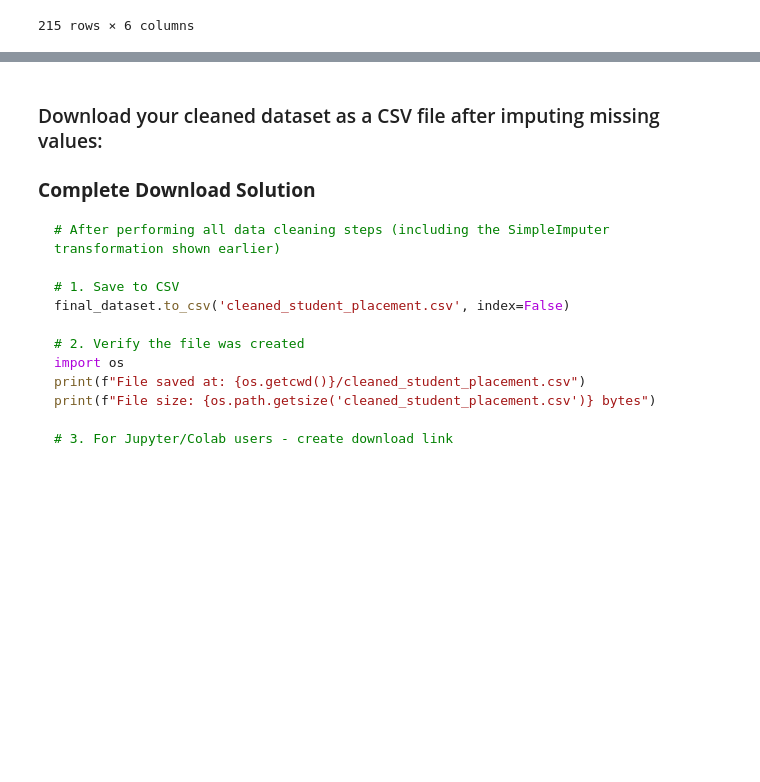
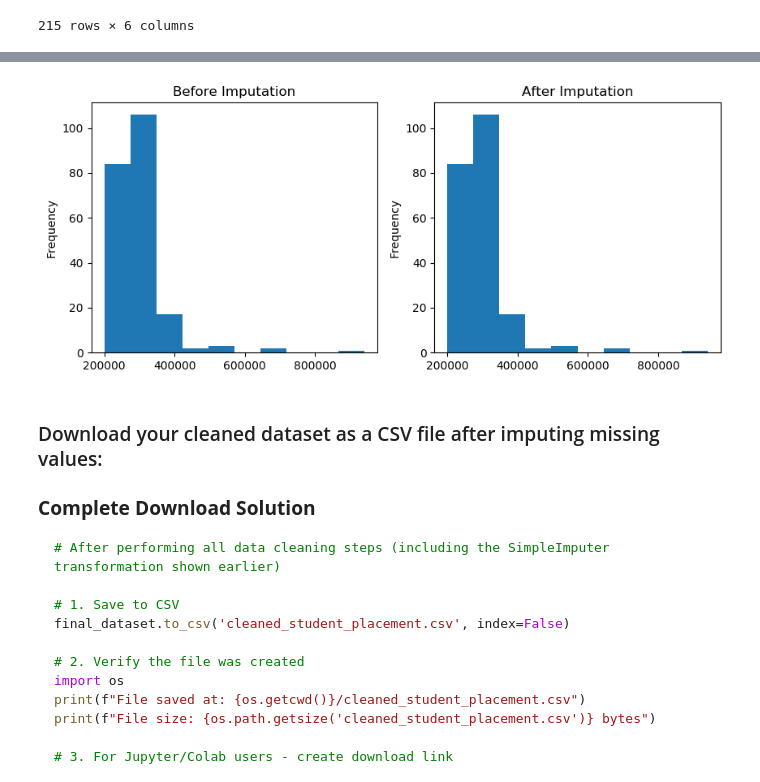
Before and after one commit to santhoshjecob97/Data_Science_EDA_Univariate_Analysis, a Jupyter notebook: 4.Data Preprocessing.ipynb, the cells around one changed output, grey strips where cells are left out. Saved outputs shown, nothing was run; the diff lists cells and outputs as text; code cells hidden in the pictures; blank space fills up the shorter version.

```diff
--- a/4.Data Preprocessing.ipynb
+++ b/4.Data Preprocessing.ipynb
@@ -566,0 +474,4 @@ dataset
+# %%
+nume = imputed_dataset
+# %%
+cate = dataset[qual]
@@ -566,0 +494,4 @@ dataset
+# %%
+two=[nume,cate]
+# %%
+preprocessed=pd.concat(two,axis=1)
@@ -566,0 +532,10 @@ dataset
+# %%
+import matplotlib.pyplot as plt
+plt.figure(figsize=(10,4))
+plt.subplot(1,2,1)
+preprocessed['salary'].plot(kind='hist', title='Before Imputation')
+plt.subplot(1,2,2)
+preprocessed['salary'].plot(kind='hist', title='After Imputation')
+plt.show()
+# %% [output]
+[figure, added]
```
Also changed, not shown: parts of 15 cells of this notebook.
